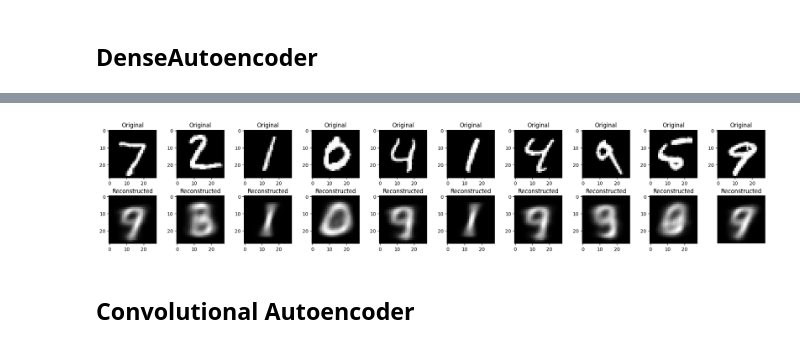
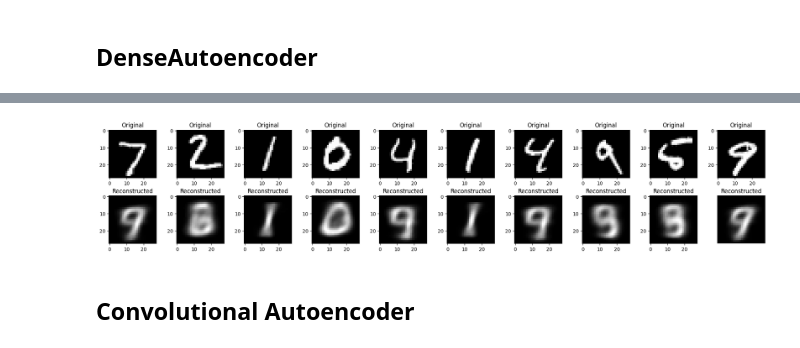
Before and after one commit to joseph-hellerstein/pixel_proficiency, a Jupyter notebook: notebooks/Pixel_Proficiency_4_self-supervised-autoencoders.ipynb, the cells around one changed output, grey strips where cells are left out. Saved outputs shown, nothing was run; the diff lists cells and outputs as text; code cells hidden in the pictures.

```diff
--- a/notebooks/Pixel_Proficiency_4_self-supervised-autoencoders.ipynb
+++ b/notebooks/Pixel_Proficiency_4_self-supervised-autoencoders.ipynb
@@ -288,7 +291,7 @@ class DenseAutoencoder(AbstractAutoencoder):
 encode_dims = [784, 128, 64, 16]
 image_shape = [28, 28]
 dae = DenseAutoencoder(image_shape, encode_dims, is_delete_serialization=True)
-dae.fit(X_MNIST_TRAIN, num_epoch=10, batch_size=128, validation_data=X_MNIST_TEST, is_verbose=1)
+dae.fit(X_MNIST_TRAIN, num_epoch=2, batch_size=128, validation_data=X_MNIST_TEST, is_verbose=1)
 dae.summarize()
 dae.plot(X_MNIST_TEST)
 # %% [output]
@@ -310,6 +313,6 @@ Epoch 10: val_loss improved from 0.22086 to 0.21819, saving model to ./best_auto
 Restoring model weights from the end of the best epoch: 10.
 313/313 ━━━━━━━━━━━━━━━━━━━━ 1s 2ms/step
-[figure, old version]
+[figure, new version]
 # %%
 DAE = dae
 # %% [markdown]
```
Also changed, not shown: parts of 21 cells of this notebook, 13 other files.
